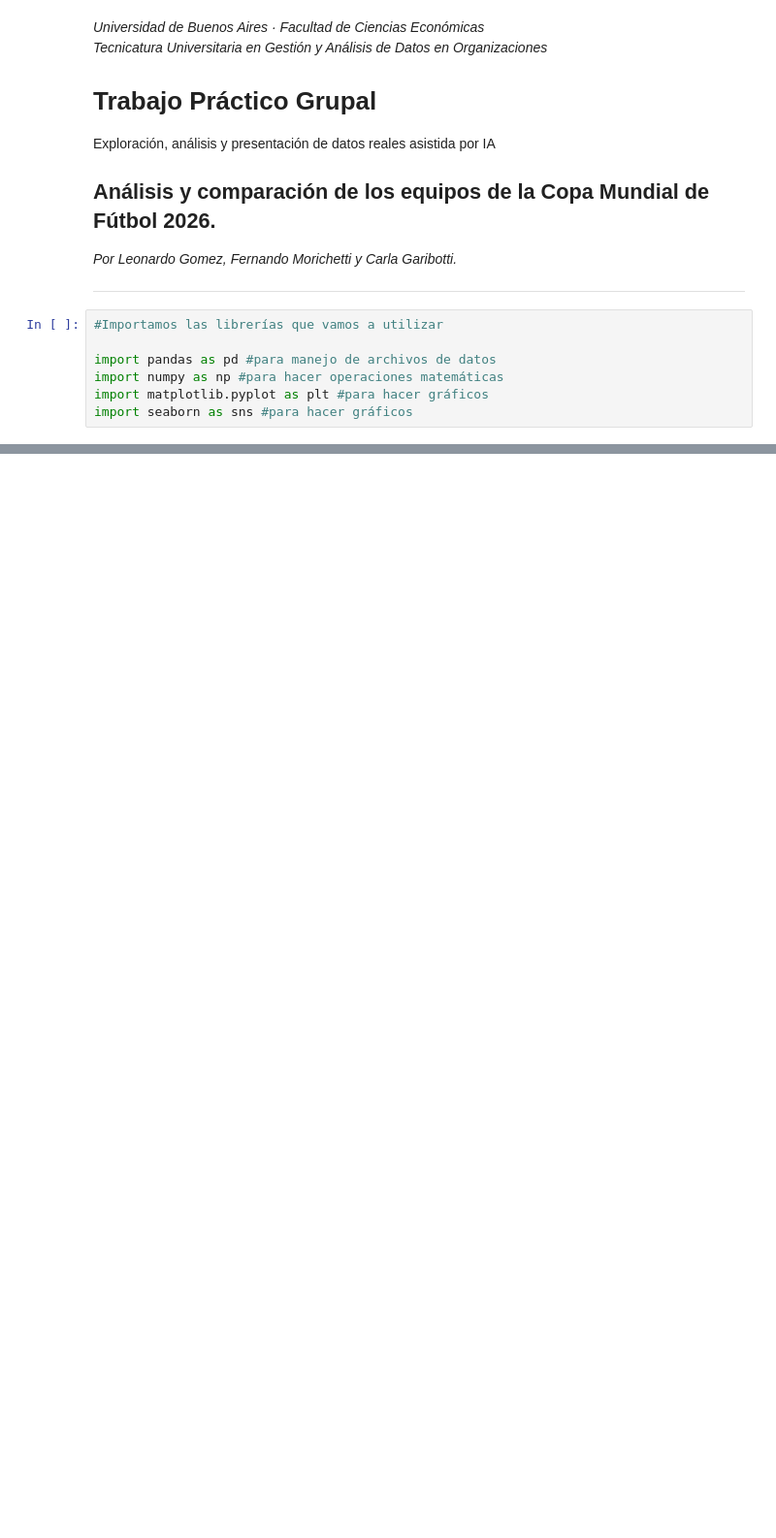
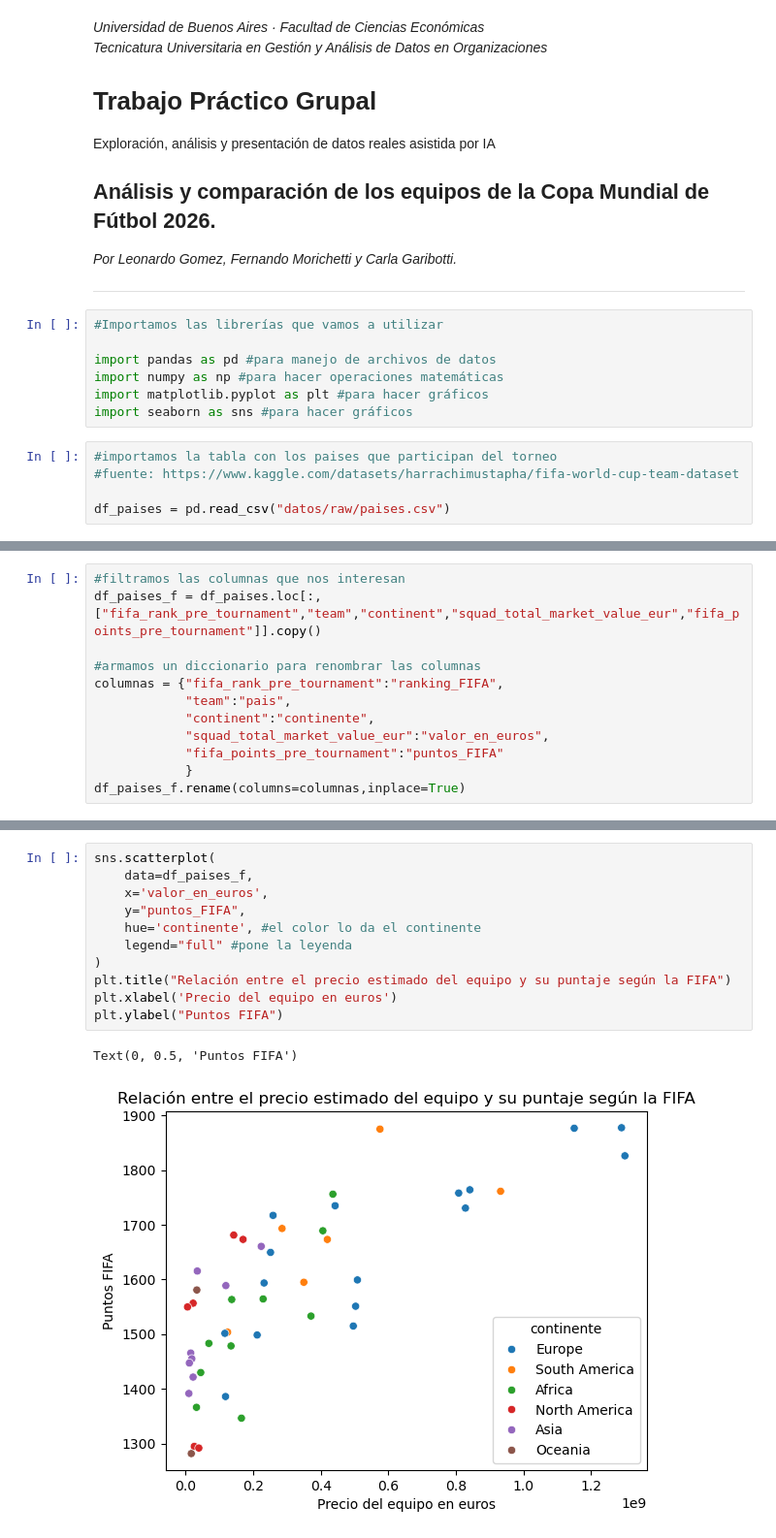
Before and after one commit to gleo1973/tp-laboratorio-mcag-1c2026, a Jupyter notebook: Laboratorio_TP_2026.ipynb, the cells around one changed output, grey strips where cells are left out. Shown at 97% size. Cells and saved outputs as stored; diff of their text form; blank space fills up the shorter version.

Commit message:
docs: agregada base de los paises que participan del evento con informacion sobre los equipos

```diff
--- a/Laboratorio_TP_2026.ipynb
+++ b/Laboratorio_TP_2026.ipynb
@@ -19,3 +19,8 @@ import pandas as pd #para manejo de archivos de datos
 import numpy as np #para hacer operaciones matemáticas
 import matplotlib.pyplot as plt #para hacer gráficos
 import seaborn as sns #para hacer gráficos
+# %%
+#importamos la tabla con los paises que participan del torneo
+#fuente: https://www.kaggle.com/datasets/harrachimustapha/fifa-world-cup-team-dataset
+
+df_paises = pd.read_csv("datos/raw/paises.csv")
@@ -21,0 +61,12 @@ import seaborn as sns #para hacer gráficos
+# %%
+#filtramos las columnas que nos interesan
+df_paises_f = df_paises.loc[:,["fifa_rank_pre_tournament","team","continent","squad_total_market_value_eur","fifa_points_pre_tournament"]].copy()
+
+#armamos un diccionario para renombrar las columnas
+columnas = {"fifa_rank_pre_tournament":"ranking_FIFA",
+            "team":"pais",
+            "continent":"continente",
+            "squad_total_market_value_eur":"valor_en_euros",
+            "fifa_points_pre_tournament":"puntos_FIFA"
+            }
+df_paises_f.rename(columns=columnas,inplace=True)
@@ -21,0 +82,14 @@ import seaborn as sns #para hacer gráficos
+# %%
+sns.scatterplot(
+    data=df_paises_f,
+    x='valor_en_euros',
+    y="puntos_FIFA",
+    hue='continente', #el color lo da el continente
+    legend="full" #pone la leyenda
+)
+plt.title("Relación entre el precio estimado del equipo y su puntaje según la FIFA")
+plt.xlabel('Precio del equipo en euros')
+plt.ylabel("Puntos FIFA")
+# %% [output]
+Text(0, 0.5, 'Puntos FIFA')
+[figure, added]
```
Also changed, not shown: parts of 5 cells of this notebook, 1 other file.
